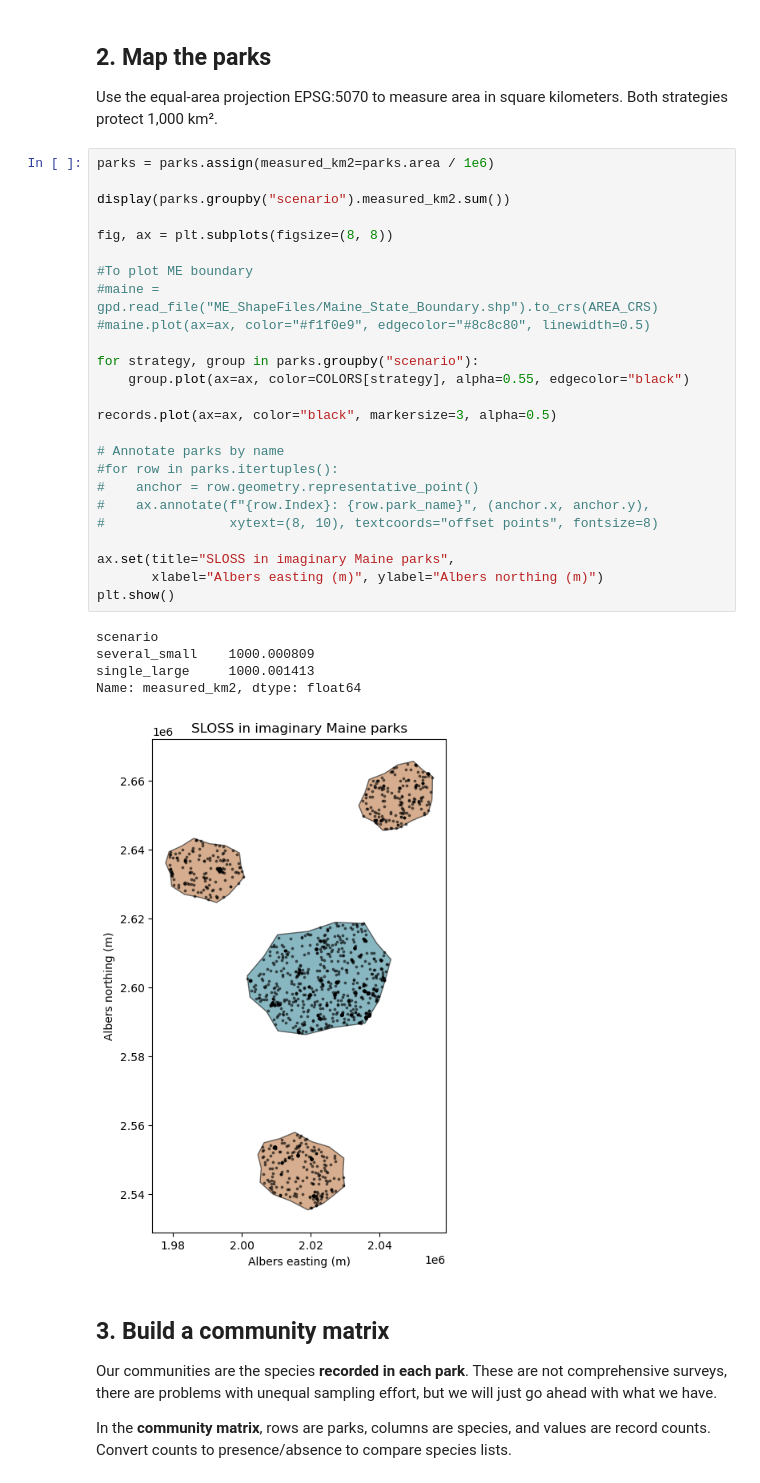
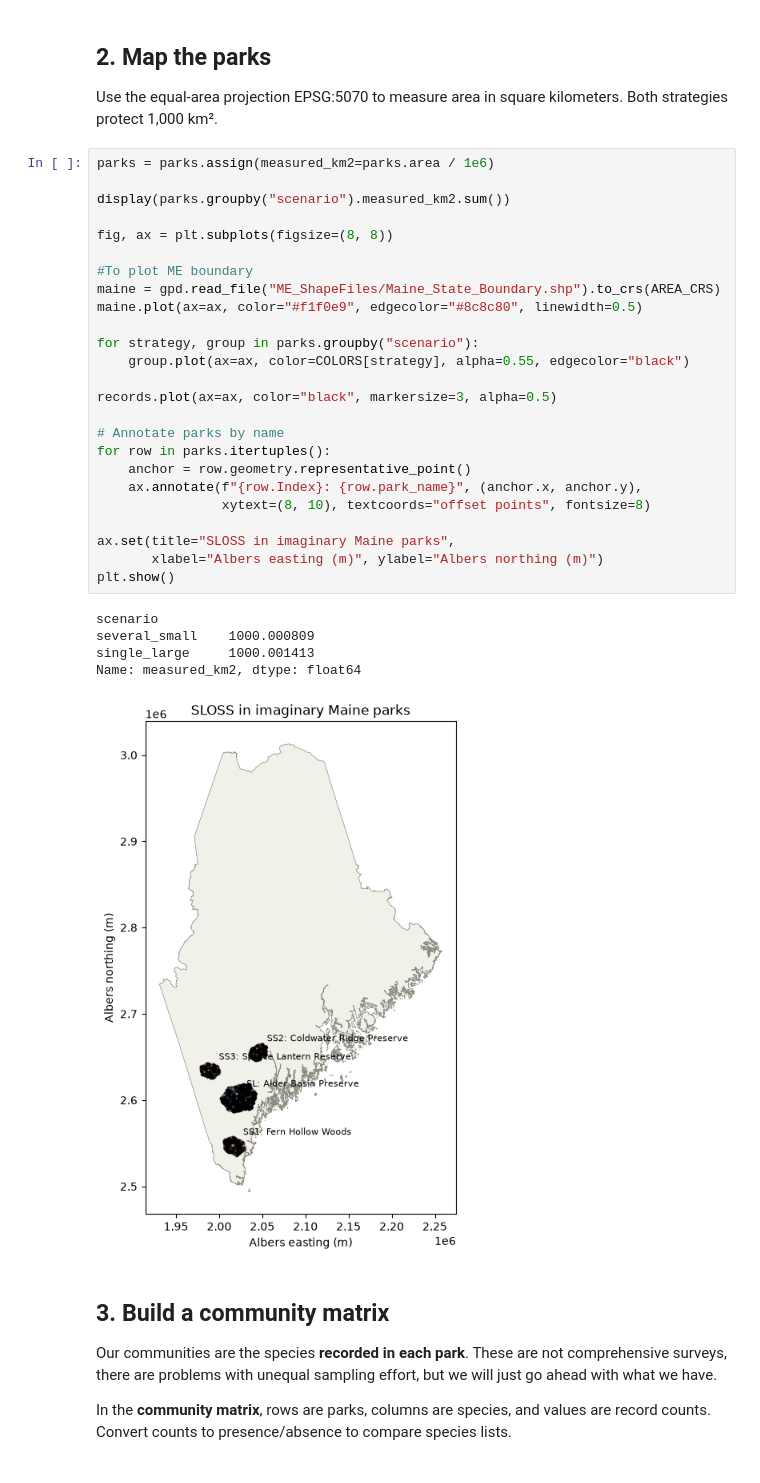
Before and after one commit to marisamonroe/BIO597-SpatialBiodiversity, a Jupyter notebook: docs/labs/Lab10-CommunityComposition.ipynb, the cells around one changed output. Cells and saved outputs as stored; diff of their text form.

```diff
--- a/docs/labs/Lab10-CommunityComposition.ipynb
+++ b/docs/labs/Lab10-CommunityComposition.ipynb
@@ -79,34 +79,34 @@ Both strategies protect 1,000 km².
 # %%
 parks = parks.assign(measured_km2=parks.area / 1e6)
 
 display(parks.groupby("scenario").measured_km2.sum())
 
 fig, ax = plt.subplots(figsize=(8, 8))
 
 #To plot ME boundary
-#maine = gpd.read_file("ME_ShapeFiles/Maine_State_Boundary.shp").to_crs(AREA_CRS)
-#maine.plot(ax=ax, color="#f1f0e9", edgecolor="#8c8c80", linewidth=0.5)
+maine = gpd.read_file("ME_ShapeFiles/Maine_State_Boundary.shp").to_crs(AREA_CRS)
+maine.plot(ax=ax, color="#f1f0e9", edgecolor="#8c8c80", linewidth=0.5)
 
 for strategy, group in parks.groupby("scenario"):
     group.plot(ax=ax, color=COLORS[strategy], alpha=0.55, edgecolor="black")
 
 records.plot(ax=ax, color="black", markersize=3, alpha=0.5)
 
 # Annotate parks by name
-#for row in parks.itertuples():
-#    anchor = row.geometry.representative_point()
-#    ax.annotate(f"{row.Index}: {row.park_name}", (anchor.x, anchor.y),
-#                xytext=(8, 10), textcoords="offset points", fontsize=8)
+for row in parks.itertuples():
+    anchor = row.geometry.representative_point()
+    ax.annotate(f"{row.Index}: {row.park_name}", (anchor.x, anchor.y),
+                xytext=(8, 10), textcoords="offset points", fontsize=8)
 
 ax.set(title="SLOSS in imaginary Maine parks",
        xlabel="Albers easting (m)", ylabel="Albers northing (m)")
 plt.show()
 # %% [output]
 scenario
 several_small    1000.000809
 single_large     1000.001413
 Name: measured_km2, dtype: float64
-[figure, old version]
+[figure, new version]
 # %% [markdown]
 ## 3. Build a community matrix
 
```
Also changed, not shown: parts of 2 cells of this notebook, 6 other files.
